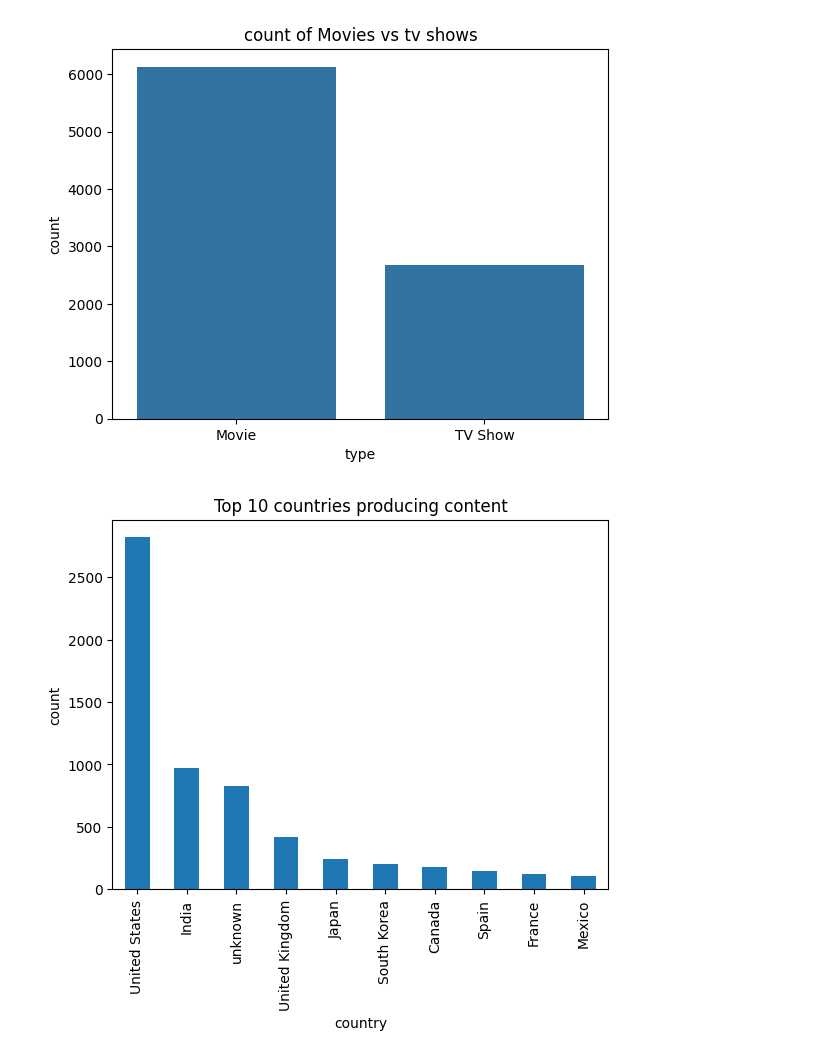
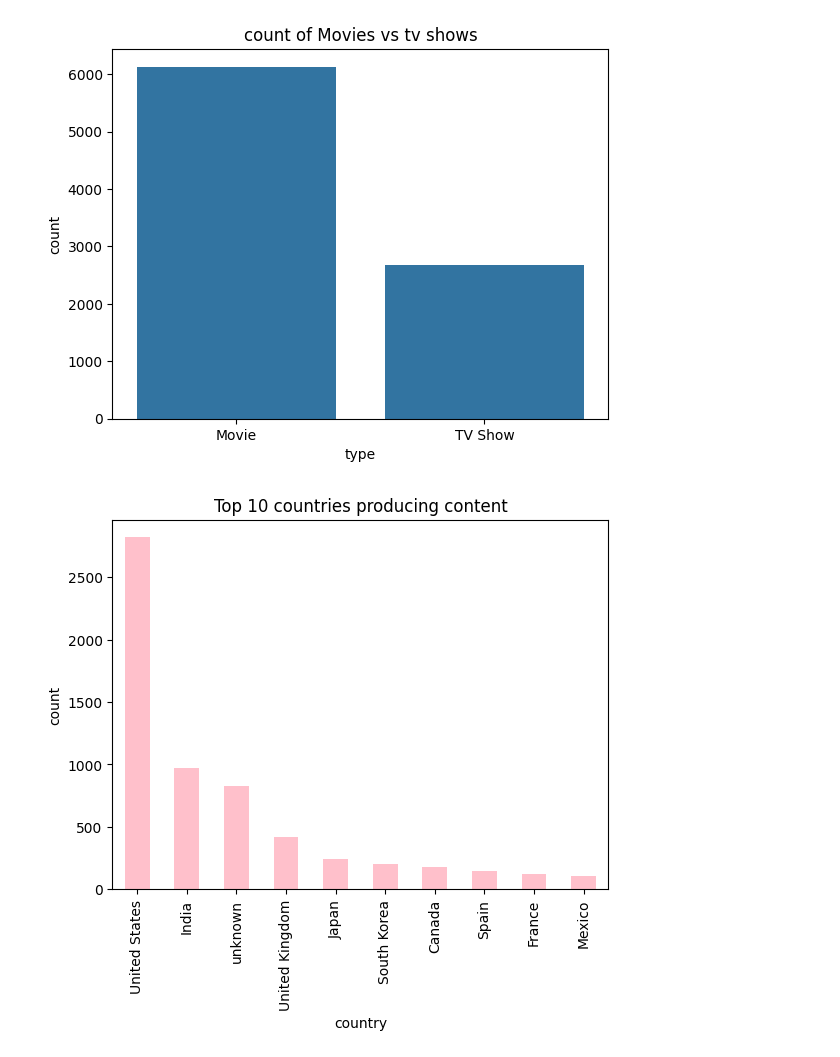
Before and after one commit to anjali0906vinod/netflix_analysis, a Jupyter notebook: netflix.ipynb, the cells around one changed output. Cells and saved outputs as stored; diff of their text form; code cells hidden in the pictures.

```diff
--- a/netflix.ipynb
+++ b/netflix.ipynb
@@ -171,10 +171,10 @@ plt.show()
 [figure]
 # %%
 top_countries = df['country'].value_counts().head(10)
-top_countries.plot(kind='bar')
+top_countries.plot(kind='bar', color='pink')
 plt.title('Top 10 countries producing content')
 plt.ylabel('count')
 plt.xlabel('country')
 plt.show()
 # %% [output]
-[figure, old version]
+[figure, new version]
```
Also changed, not shown: parts of 6 cells of this notebook.
